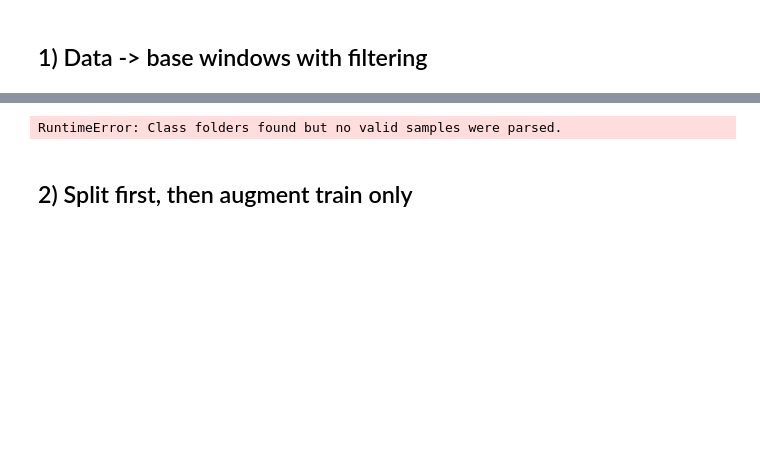
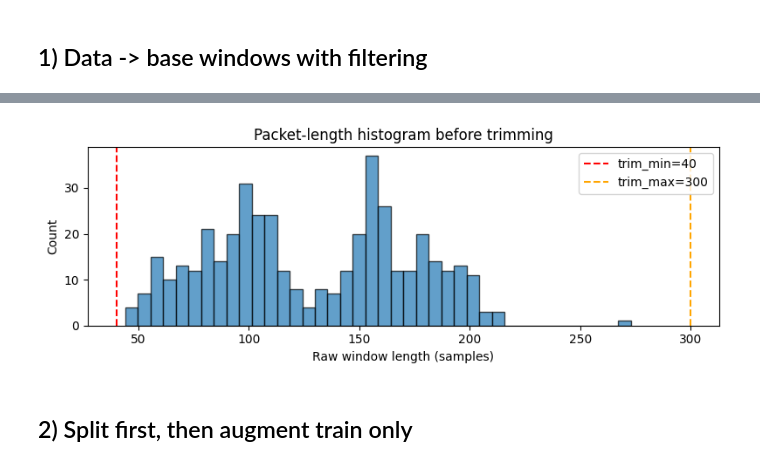
Before and after one commit to Luo-Z-Y/CG4002-AI, a Jupyter notebook: notebooks/train_gesture_cnn.ipynb, the cells around one changed output, grey strips where cells are left out. Cells and saved outputs as stored; diff of their text form; code cells hidden in the pictures; blank space fills up the shorter version.

Commit message:
update visualisation

```diff
--- a/notebooks/train_gesture_cnn.ipynb
+++ b/notebooks/train_gesture_cnn.ipynb
@@ -409,8 +474,15 @@ def load_base_df() -> pd.DataFrame:
 
 
 def build_base_windows(df: pd.DataFrame):
-    # Filter + resample stage (ensures each sample is exactly [60,6]).
-    # This handles both downsampling (e.g., 128->60) and upsampling when needed.
+    """Trim → filter → baseline-remove → FFT-resample each measurement to [WINDOW_SIZE, 6].
+
+    Pipeline matches ultra96/deployment/imu.py exactly:
+    1. Reject raw windows longer than RAW_MAX_LEN.
+    2. Motion-based trim (gyro magnitude threshold).
+    3. Reject if trimmed length outside [TRIM_MIN, TRIM_MAX].
+    4. Baseline removal (subtract mean of first BASELINE_FRAMES).
+    5. FFT-resample to WINDOW_SIZE.
+    """
     req = {'measurement_id', 'sequence_id', 'label_id', *SENSOR_COLUMNS}
     if req.difference(df.columns):
         raise ValueError(f'Missing columns: {sorted(req.difference(df.columns))}')
@@ -426,36 +498,58 @@ def build_base_windows(df: pd.DataFrame):
         id_to_label = {int(r.label_id): str(r.label) for r in tmp.itertuples(index=False)}
 
     X_list, y_list = [], []
-    dropped = 0
+    drop_reasons = {'mixed_label': 0, 'bad_seq': 0, 'too_short': 0, 'too_long_raw': 0,
+                    'trim_too_short': 0, 'trim_too_long': 0}
+    raw_lengths = []  # For histogram logging.
 
     for _, g in df.groupby('measurement_id', sort=False):
         g = g.sort_values('sequence_id', kind='mergesort')
 
-        # Filter invalid windows/blocks.
         if g['label_id'].nunique() != 1:
-            dropped += 1
+            drop_reasons['mixed_label'] += 1
             continue
         if g['sequence_id'].isna().any():
-            dropped += 1
+            drop_reasons['bad_seq'] += 1
             continue
 
         raw = g[SENSOR_COLUMNS].to_numpy(dtype=np.float32)
-        if len(raw) < 10:
-            dropped += 1
+        raw_len = len(raw)
+        raw_lengths.append(raw_len)
+
+        if raw_len < 10:
+            drop_reasons['too_short'] += 1
+            continue
+        if raw_len > RAW_MAX_LEN:
+            drop_reasons['too_long_raw'] += 1
             continue
 
-        if len(raw) != WINDOW_SIZE:
-            raw = signal.resample(raw, WINDOW_SIZE).astype(np.float32)
+        # 1. Motion-based trim
+        trimmed = trim_idle(raw)
+        trimmed_len = len(trimmed)
 
-        X_list.append(raw)
+        if trimmed_len < TRIM_MIN:
+            drop_reasons['trim_too_short'] += 1
+            continue
+        if trimmed_len > TRIM_MAX:
+            drop_reasons['trim_too_long'] += 1
+            continue
+
+        # 2. Baseline removal
+        trimmed = remove_baseline(trimmed)
+
+        # 3. FFT resample to target length
+        resampled = fft_resample_window(trimmed, WINDOW_SIZE)
+
+        X_list.append(resampled)
         y_list.append(int(g.iloc[0]['label_id']))
 
     if not X_list:
         raise RuntimeError('No valid windows after filter step.')
 
-    X = np.stack(X_list, axis=0)  # [N,60,6]
+    X = np.stack(X_list, axis=0)  # [N, WINDOW_SIZE, 6]
     y = np.asarray(y_list, dtype=np.int64)
-    return X, y, id_to_label, dropped
+    dropped_total = sum(drop_reasons.values())
+    return X, y, id_to_label, dropped_total, drop_reasons, raw_lengths
 
 
 def save_windows_csv(X, y, out_csv, id_to_label):
@@ -476,9 +570,24 @@ def save_windows_csv(X, y, out_csv, id_to_label):
 
 
 df_base = load_base_df()
-X_base, y_base, id_to_label, dropped = build_base_windows(df_base)
+X_base, y_base, id_to_label, dropped, drop_reasons, raw_lengths = build_base_windows(df_base)
 ACTIVE_LABELS = [id_to_label.get(i, str(i)) for i in sorted(np.unique(y_base).tolist())]
-print('X_base:', X_base.shape, 'y_base:', y_base.shape, 'dropped:', dropped)
+print('X_base:', X_base.shape, 'y_base:', y_base.shape, 'total dropped:', dropped)
+print('Drop reasons:', drop_reasons)
 print('Class counts:', {int(i): int((y_base == i).sum()) for i in np.unique(y_base)})
 print('Active labels:', ACTIVE_LABELS)
+
+# Raw window length histogram
+print(f'\nRaw window lengths: min={min(raw_lengths)}, max={max(raw_lengths)}, '
+      f'median={int(np.median(raw_lengths))}, mean={np.mean(raw_lengths):.1f}')
+fig, ax = plt.subplots(1, 1, figsize=(8, 3))
+ax.hist(raw_lengths, bins=40, edgecolor='black', alpha=0.7)
+ax.set_xlabel('Raw window length (samples)')
+ax.set_ylabel('Count')
+ax.set_title('Packet-length histogram before trimming')
+ax.axvline(TRIM_MIN, color='red', linestyle='--', label=f'trim_min={TRIM_MIN}')
+ax.axvline(TRIM_MAX, color='orange', linestyle='--', label=f'trim_max={TRIM_MAX}')
+ax.legend()
+plt.tight_layout()
+plt.show()
 # %% [output]
@@ -486,4 +601,4 @@ Base CSV missing; parsing class-folder txt samples...
-RuntimeError: Class folders found but no valid samples were parsed.
+[figure, added]
 # %% [markdown]
 ## 2) Split first, then augment train only
 # %%
```
Also changed, not shown: parts of 8 cells of this notebook, 28 other files.
